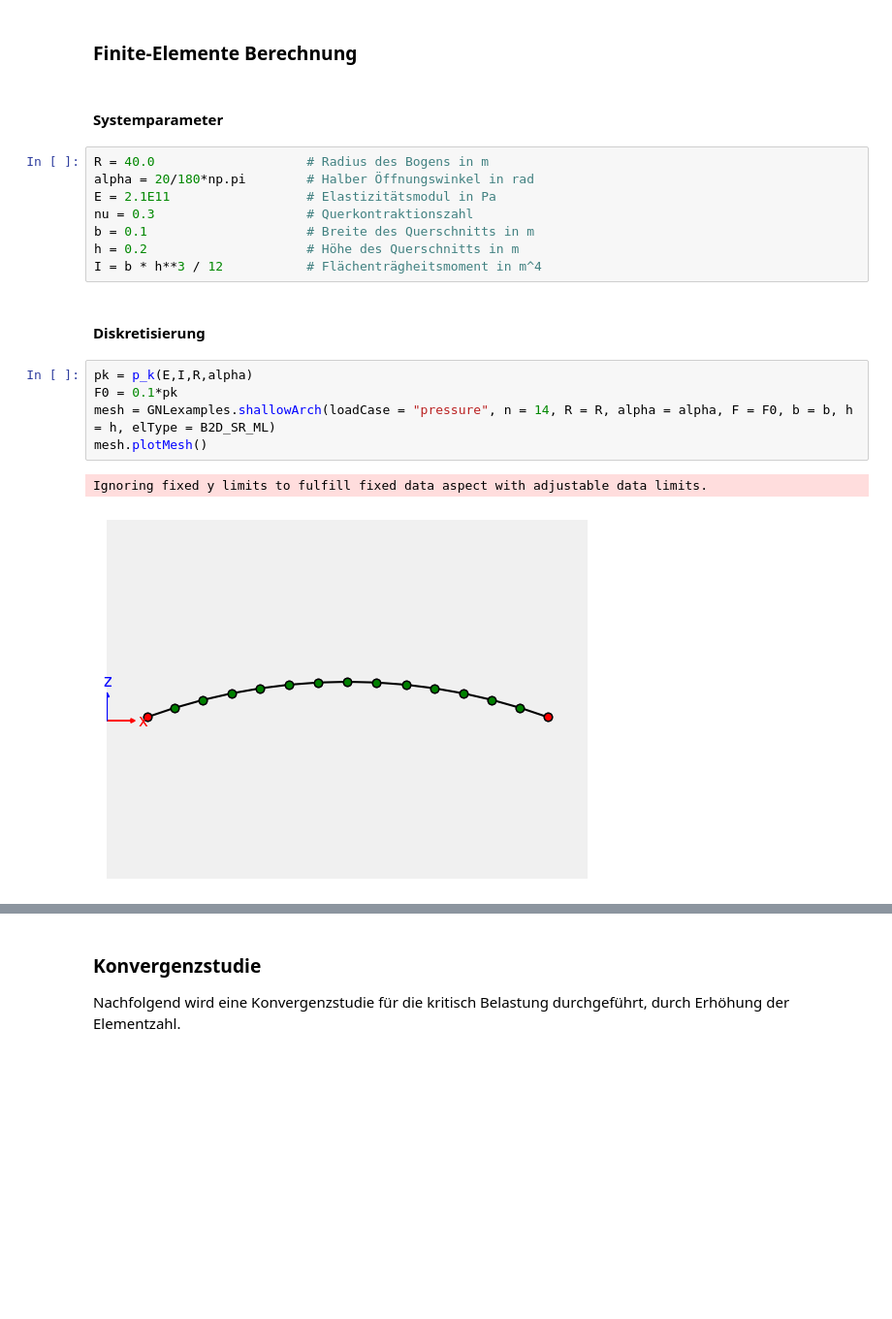
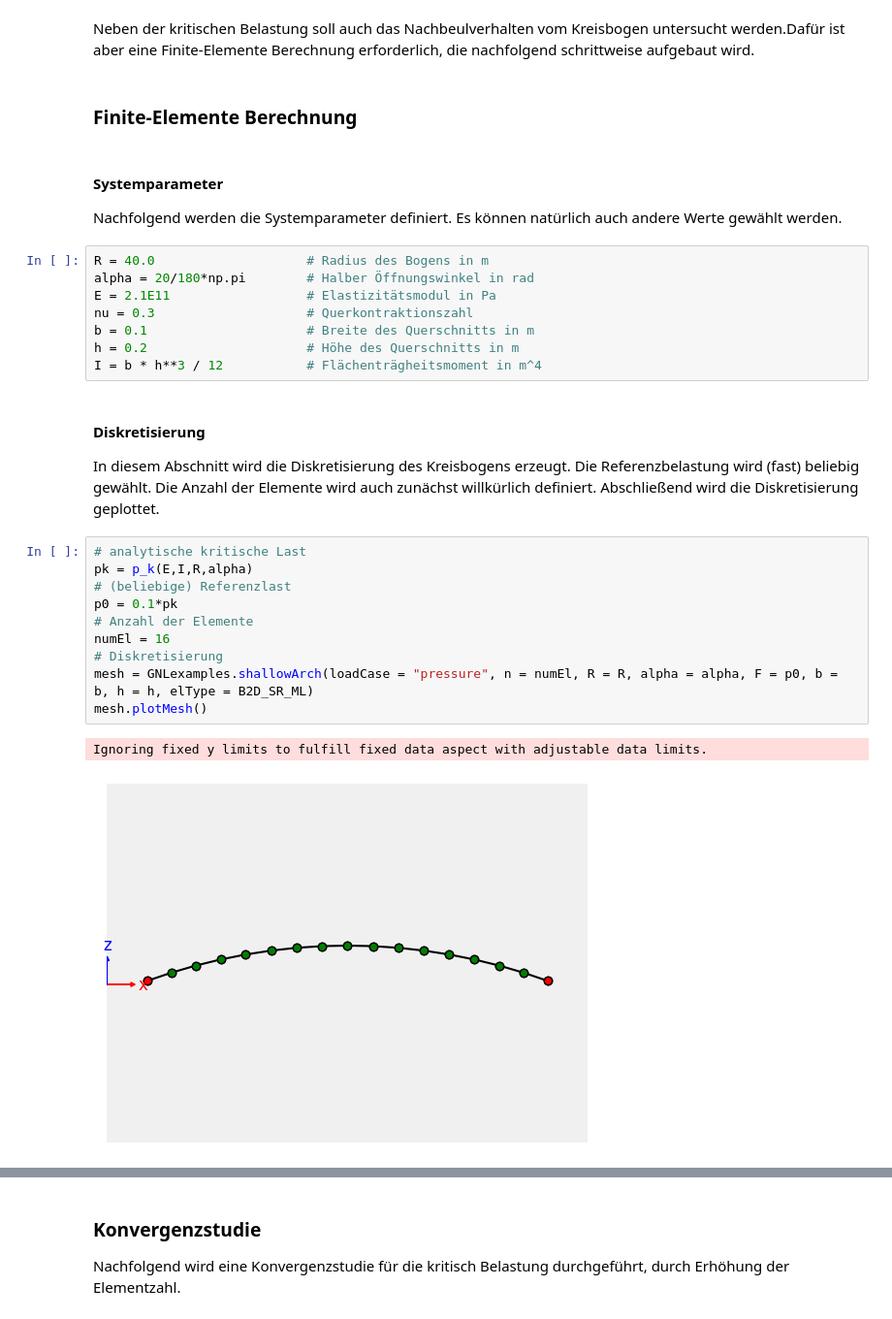
Before and after one commit to FJFalkner/Geometric_Nonlinear_FEM_2D, a Jupyter notebook: stability_circular_arch.ipynb, the cells around one changed output, grey strips where cells are left out. Shown: that part at 97% size. Cells and saved outputs as stored; diff of their text form; blank space fills up the shorter version.

```diff
--- a/stability_circular_arch.ipynb
+++ b/stability_circular_arch.ipynb
@@ -20,10 +21,13 @@ import matplotlib.pyplot as plt
 # critical load
 def p_k(E,I,R,alpha):
     return (E*I/R**3)*(np.pi**2/alpha**2 - 1)
+# %% [markdown]
+Neben der kritischen Belastung soll auch das Nachbeulverhalten vom Kreisbogen untersucht werden.Dafür ist aber eine Finite-Elemente Berechnung erforderlich, die nachfolgend schrittweise aufgebaut wird.
 # %% [markdown]
 ### Finite-Elemente Berechnung
 # %% [markdown]
 #### Systemparameter
+Nachfolgend werden die Systemparameter definiert. Es können natürlich auch andere Werte gewählt werden.
 # %%
 R = 40.0                    # Radius des Bogens in m
 alpha = 20/180*np.pi        # Halber Öffnungswinkel in rad
@@ -34,12 +38,18 @@ h = 0.2                     # Höhe des Querschnitts in m
 I = b * h**3 / 12           # Flächenträgheitsmoment in m^4
 # %% [markdown]
 #### Diskretisierung
+In diesem Abschnitt wird die Diskretisierung des Kreisbogens erzeugt. Die Referenzbelastung wird (fast) beliebig gewählt. Die Anzahl der Elemente wird auch zunächst willkürlich definiert. Abschließend wird die Diskretisierung geplottet.
 # %%
+# analytische kritische Last
 pk = p_k(E,I,R,alpha)
-F0 = 0.1*pk
-mesh = GNLexamples.shallowArch(loadCase = "pressure", n = 14, R = R, alpha = alpha, F = F0, b = b, h = h, elType = B2D_SR_ML)
+# (beliebige) Referenzlast
+p0 = 0.1*pk
+# Anzahl der Elemente
+numEl = 16
+# Diskretisierung
+mesh = GNLexamples.shallowArch(loadCase = "pressure", n = numEl, R = R, alpha = alpha, F = p0, b = b, h = h, elType = B2D_SR_ML)
 mesh.plotMesh()
 # %% [output]
 Ignoring fixed y limits to fulfill fixed data aspect with adjustable data limits.
-[figure, old version]
+[figure, new version]
 # %% [markdown]
```
Also changed, not shown: parts of 11 cells of this notebook.
